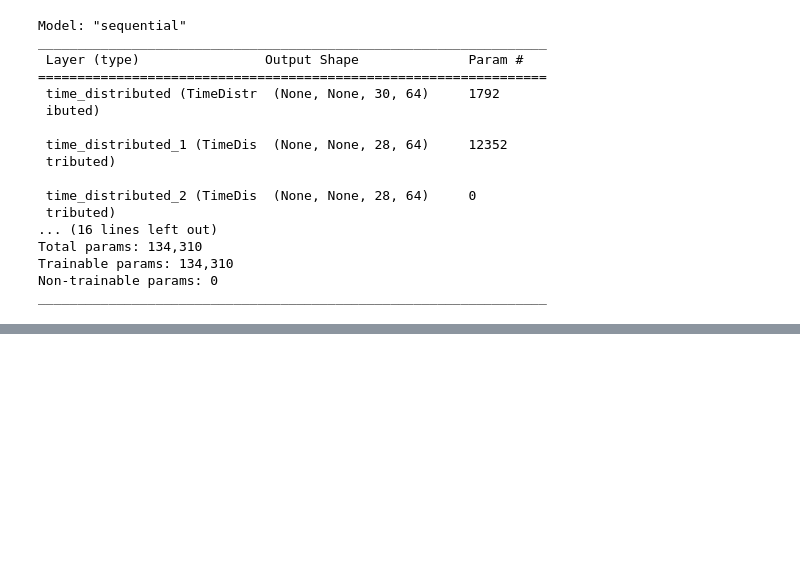
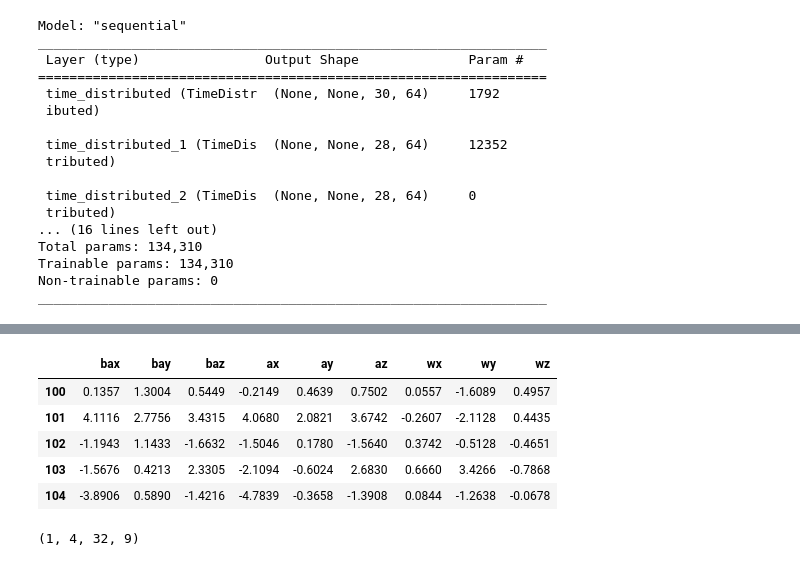
Before and after one commit to Aniket-tempest/HAR-EmployeeIdentification, a Jupyter notebook: HAR_DeepLearning.ipynb, the cells around one changed output, grey strips where cells are left out. Saved outputs shown, nothing was run; the diff lists cells and outputs as text; code cells hidden in the pictures; blank space fills up the shorter version.

```diff
--- a/HAR_DeepLearning.ipynb
+++ b/HAR_DeepLearning.ipynb
@@ -314,0 +422,13 @@ Loss:  0.8079065680503845
+# %%
+test['gFx'] = test['ax'] - test['gFx']
+test['gFy'] = test['ay'] - test['gFy']
+test['gFz'] = test['az'] - test['gFz']
+test.rename(columns = {'gFx' : 'bax', 'gFy' : 'bay', 'gFz' : 'baz'}, inplace = True)
+test.head()
+# %% [output]
+|  | bax | bay | baz | ax | ay | az | wx | wy | wz |
+| 100 | 0.1357 | 1.3004 | 0.5449 | -0.2149 | 0.4639 | 0.7502 | 0.0557 | -1.6089 | 0.4957 |
+| 101 | 4.1116 | 2.7756 | 3.4315 | 4.0680 | 2.0821 | 3.6742 | -0.2607 | -2.1128 | 0.4435 |
+| 102 | -1.1943 | 1.1433 | -1.6632 | -1.5046 | 0.1780 | -1.5640 | 0.3742 | -0.5128 | -0.4651 |
+| 103 | -1.5676 | 0.4213 | 2.3305 | -2.1094 | -0.6024 | 2.6830 | 0.6660 | 3.4266 | -0.7868 |
+| 104 | -3.8906 | 0.5890 | -1.4216 | -4.7839 | -0.3658 | -1.3908 | 0.0844 | -1.2638 | -0.0678 |
@@ -314,0 +440,4 @@ Loss:  0.8079065680503845
+# %%
+t.shape
+# %% [output]
+(1, 4, 32, 9)
```
Also changed, not shown: parts of 37 cells of this notebook.
